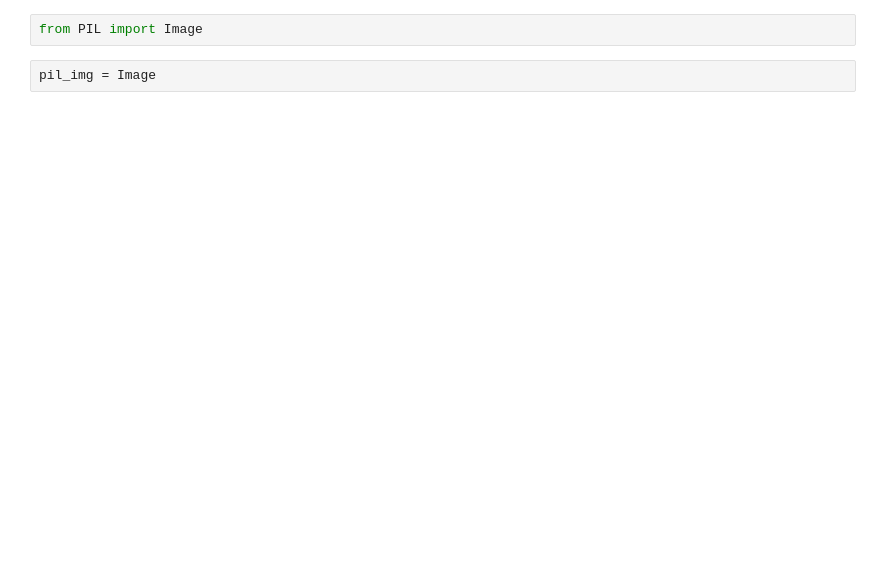
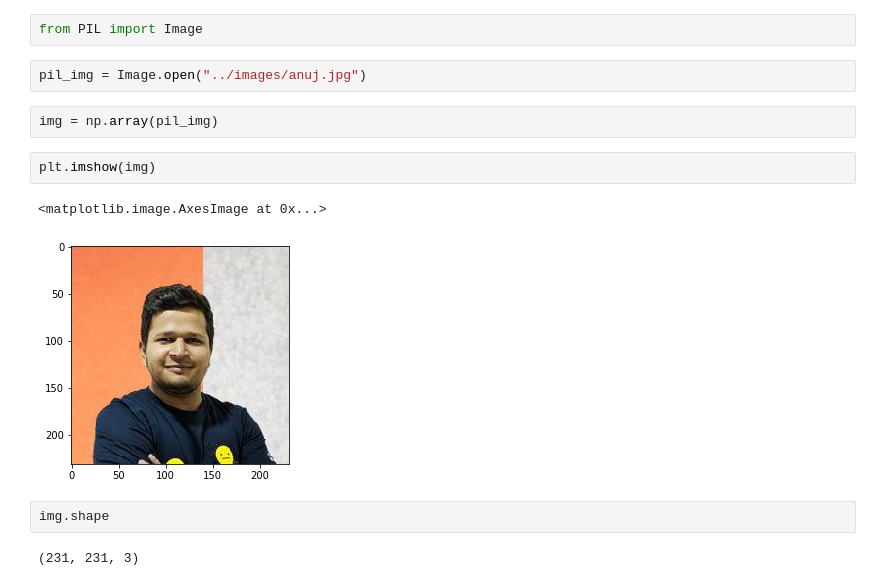
Before and after one commit to coding-blocks-archives/Data-Noida-2020-Jan, a Jupyter notebook: lecture_05/numpy.ipynb, the cells around one changed output. Cells and saved outputs as stored; diff of their text form; blank space fills up the shorter version.

```diff
--- a/lecture_05/numpy.ipynb
+++ b/lecture_05/numpy.ipynb
@@ -93,4 +94,15 @@ for i in range(8):
 # %%
 from PIL import Image
 # %%
-pil_img = Image
+pil_img = Image.open("../images/anuj.jpg")
+# %%
+img = np.array(pil_img)
+# %%
+plt.imshow(img)
+# %% [output]
+<matplotlib.image.AxesImage at 0x...>
+[figure, added]
+# %%
+img.shape
+# %% [output]
+(231, 231, 3)
```
Also changed, not shown: parts of 6 cells of this notebook.
